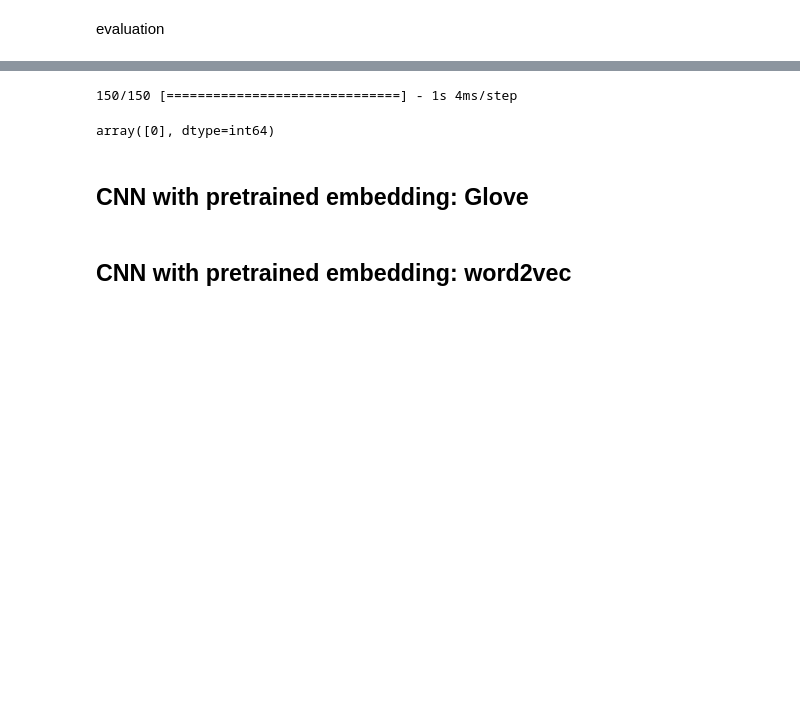
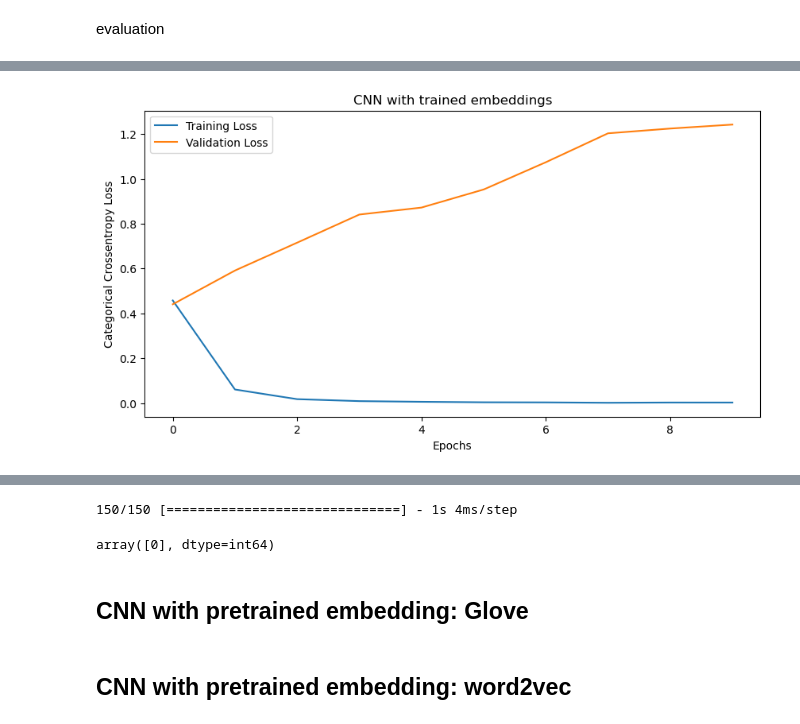
Before and after one commit to Disquietudee/Recognising-hate-speech-on-twitter-vs-offensive-language, a Jupyter notebook: CNN.ipynb, the cells around one changed output, grey strips where cells are left out. Saved outputs shown, nothing was run; the diff lists cells and outputs as text; code cells hidden in the pictures; blank space fills up the shorter version.

Commit message:
first cnn model edited

```diff
--- a/CNN.ipynb
+++ b/CNN.ipynb
@@ -177,7 +187,7 @@ array([[0., 1., 0.],
 Simple 1D Convolutional neural network to capture the sequence of words (further additions could be to add more filters for POS tags, sahpe of words etc)
 # %%
 model1 = Sequential()
-model1.add(Embedding(vocab_size, 100, input_length = max_length))
+model1.add(Embedding(input_dim= vocab_size, output_dim = 100, input_length = max_length))
 model1.add(Conv1D(filters = 32, kernel_size = 8, activation = 'relu'))
 model1.add(MaxPooling1D(pool_size=2)) #pooling to downsample feature extraction
 model1.add(Flatten())
@@ -213,6 +223,7 @@ _________________________________________________________________
 None
 # %%
 model1.compile(loss = "categorical_crossentropy", optimizer = "adam", metrics =["accuracy"])
-history = model1.fit(X_train_tk_over, y_train_over_encoded, epochs =10, batch_size=64)
+history = model1.fit(X_train_tk_over, y_train_over_encoded, epochs =10, batch_size=64, validation_data = (X_cv_tk, y_cv_encoded))
+##todo: add validation data
 # %% [output]
 Epoch 1/10
@@ -247,0 +255,3 @@ TypeError: 'History' object is not subscriptable
+# %%
+results = pd.DataFrame(history.history)
+results
@@ -247,0 +270,11 @@ TypeError: 'History' object is not subscriptable
+# %%
+plt.figure(figsize = (10,5))
+plt.plot(results.index, results.loss)
+plt.plot(results.index, results.val_loss)
+plt.title("CNN with trained embeddings")
+plt.xlabel("Epochs")
+plt.ylabel("Categorical Crossentropy Loss")
+plt.legend(["Training Loss", "Validation Loss"])
+plt.show()
+# %% [output]
+[figure, added]
```
Also changed, not shown: parts of 7 cells of this notebook.
